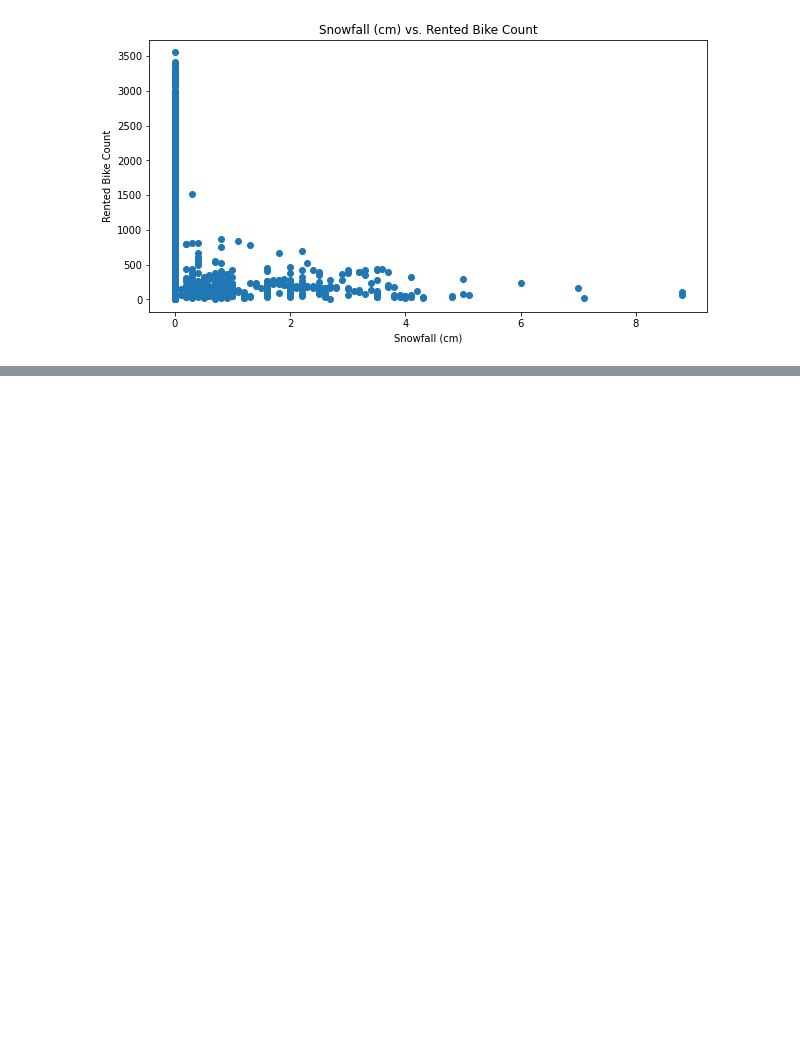
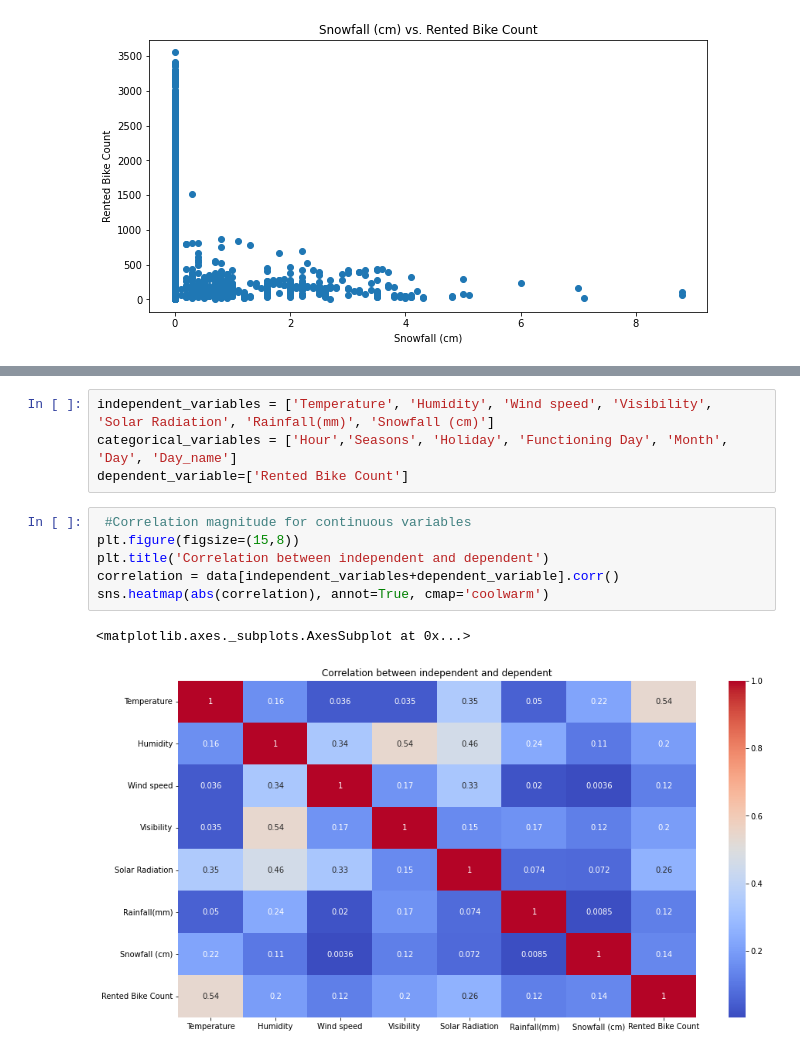
Before and after one commit to bharath967/Seoul-Bike-Sharing-Demand-Prediction, a Jupyter notebook: Bike_Sharing_Demand_Prediction_Capstone_Project.ipynb, the cells around one changed output, grey strips where cells are left out. Saved outputs shown, nothing was run; the diff lists cells and outputs as text; blank space fills up the shorter version.

```diff
--- a/Bike_Sharing_Demand_Prediction_Capstone_Project.ipynb
+++ b/Bike_Sharing_Demand_Prediction_Capstone_Project.ipynb
@@ -309,0 +350,13 @@ for i in independent_variables:
+# %%
+independent_variables = ['Temperature', 'Humidity', 'Wind speed', 'Visibility', 'Solar Radiation', 'Rainfall(mm)', 'Snowfall (cm)']
+categorical_variables = ['Hour','Seasons', 'Holiday', 'Functioning Day', 'Month', 'Day', 'Day_name']
+dependent_variable=['Rented Bike Count']
+# %%
+ #Correlation magnitude for continuous variables
+plt.figure(figsize=(15,8))
+plt.title('Correlation between independent and dependent')
+correlation = data[independent_variables+dependent_variable].corr()
+sns.heatmap(abs(correlation), annot=True, cmap='coolwarm')
+# %% [output]
+<matplotlib.axes._subplots.AxesSubplot at 0x...>
+[figure, added]
```
Also changed, not shown: parts of 4 cells of this notebook.
